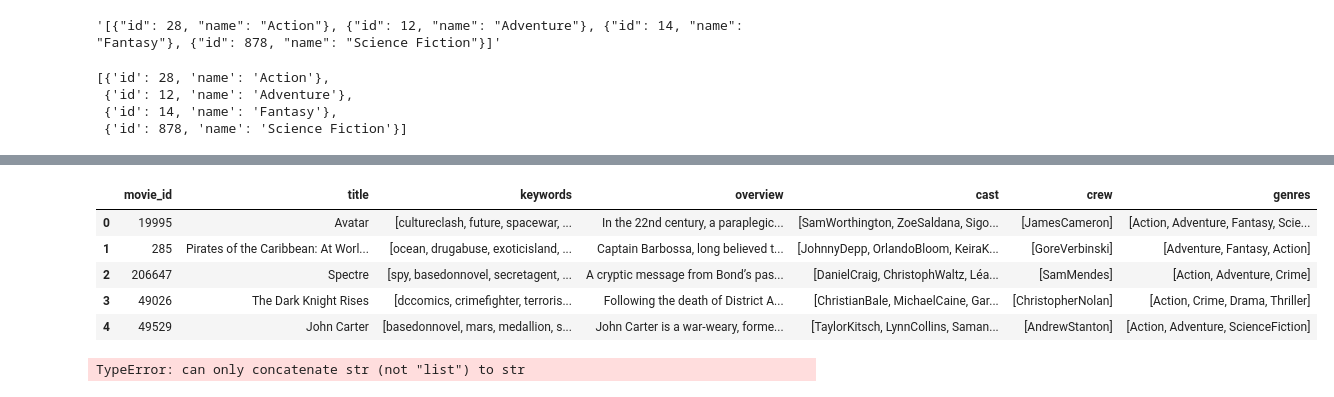
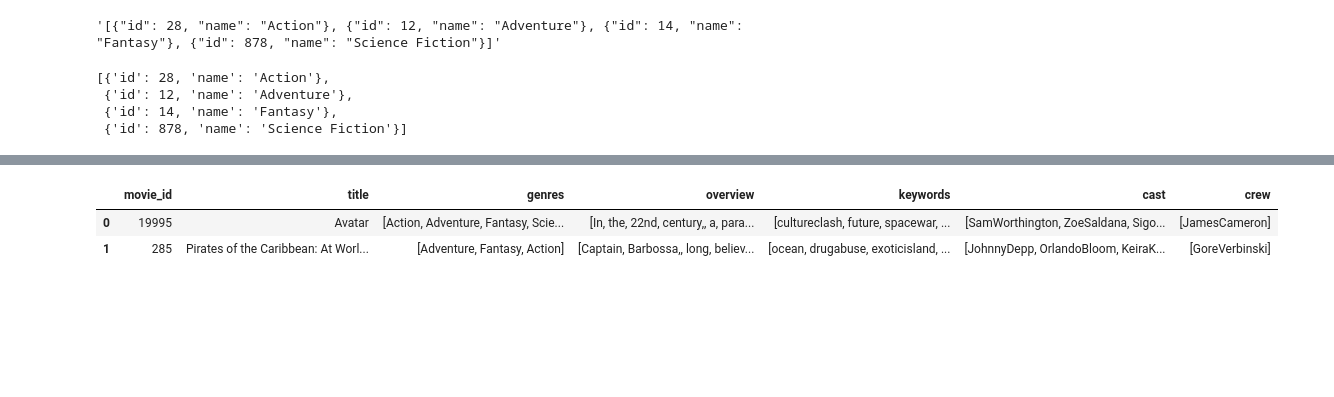
Before and after one commit to JaoharRaihan/Recommender-system-ML-Learn, a Jupyter notebook: nb.ipynb, the cells around one changed output, grey strips where cells are left out. Cells and saved outputs as stored; diff of their text form; code cells hidden in the pictures; blank space fills up the shorter version.

```diff
--- a/nb.ipynb
+++ b/nb.ipynb
@@ -168,2 +162,2 @@ movies.head()
 # %%
-movies['overview'].apply(lambda X:X.split())
+movies['overview']=movies['overview'].apply(lambda X:X.split())
@@ -195,18 +173,13 @@ movies['keywords'] =movies['keywords'].apply(lambda x:[i.replace(" ","")for i in
 movies['cast'] =movies['cast'].apply(lambda x:[i.replace(" ","")for i in x])
 movies['crew'] =movies['crew'].apply(lambda x:[i.replace(" ","")for i in x])
 # %%
-movies.head()
+movies.head(2)
 # %% [output]
-|  | movie_id | title | keywords | overview | cast | crew | genres |
-| 0 | 19995 | Avatar | [cultureclash, future, spacewar, ... | In the 22nd century, a paraplegic... | [SamWorthington, ZoeSaldana, Sigo... | [JamesCameron] | [Action, Adventure, Fantasy, Scie... |
-| 1 | 285 | Pirates of the Caribbean: At Worl... | [ocean, drugabuse, exoticisland, ... | Captain Barbossa, long believed t... | [JohnnyDepp, OrlandoBloom, KeiraK... | [GoreVerbinski] | [Adventure, Fantasy, Action] |
-| 2 | 206647 | Spectre | [spy, basedonnovel, secretagent, ... | A cryptic message from Bond’s pas... | [DanielCraig, ChristophWaltz, Léa... | [SamMendes] | [Action, Adventure, Crime] |
-| 3 | 49026 | The Dark Knight Rises | [dccomics, crimefighter, terroris... | Following the death of District A... | [ChristianBale, MichaelCaine, Gar... | [ChristopherNolan] | [Action, Crime, Drama, Thriller] |
-| 4 | 49529 | John Carter | [basedonnovel, mars, medallion, s... | John Carter is a war-weary, forme... | [TaylorKitsch, LynnCollins, Saman... | [AndrewStanton] | [Action, Adventure, ScienceFiction] |
+|  | movie_id | title | genres | overview | keywords | cast | crew |
+| 0 | 19995 | Avatar | [Action, Adventure, Fantasy, Scie... | [In, the, 22nd, century,, a, para... | [cultureclash, future, spacewar, ... | [SamWorthington, ZoeSaldana, Sigo... | [JamesCameron] |
+| 1 | 285 | Pirates of the Caribbean: At Worl... | [Adventure, Fantasy, Action] | [Captain, Barbossa,, long, believ... | [ocean, drugabuse, exoticisland, ... | [JohnnyDepp, OrlandoBloom, KeiraK... | [GoreVerbinski] |
 # %%
 movies['tags']= movies['overview'] + movies['genres'] + movies['keywords'] + movies['cast'] + movies['crew']
-# %% [output]
-TypeError: can only concatenate str (not "list") to str
 # %%
 movies.head()
 # %% [output]
```
Also changed, not shown: parts of 9 cells of this notebook.
